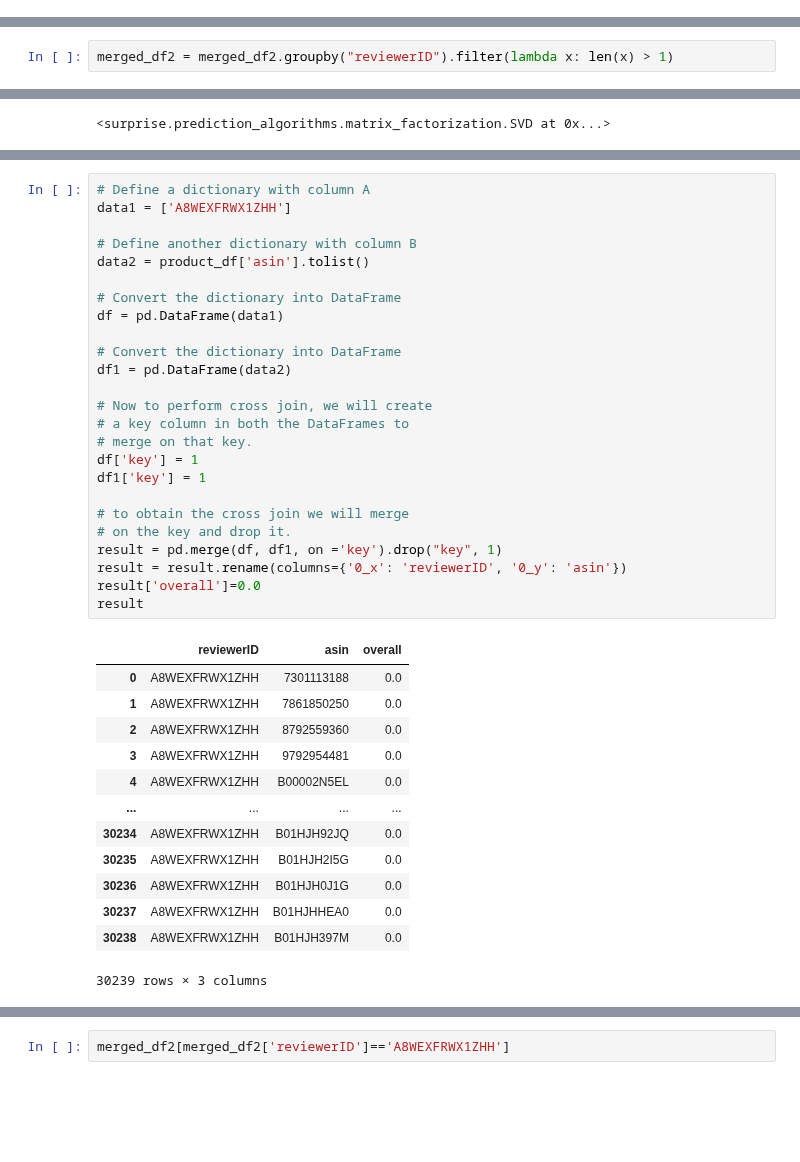
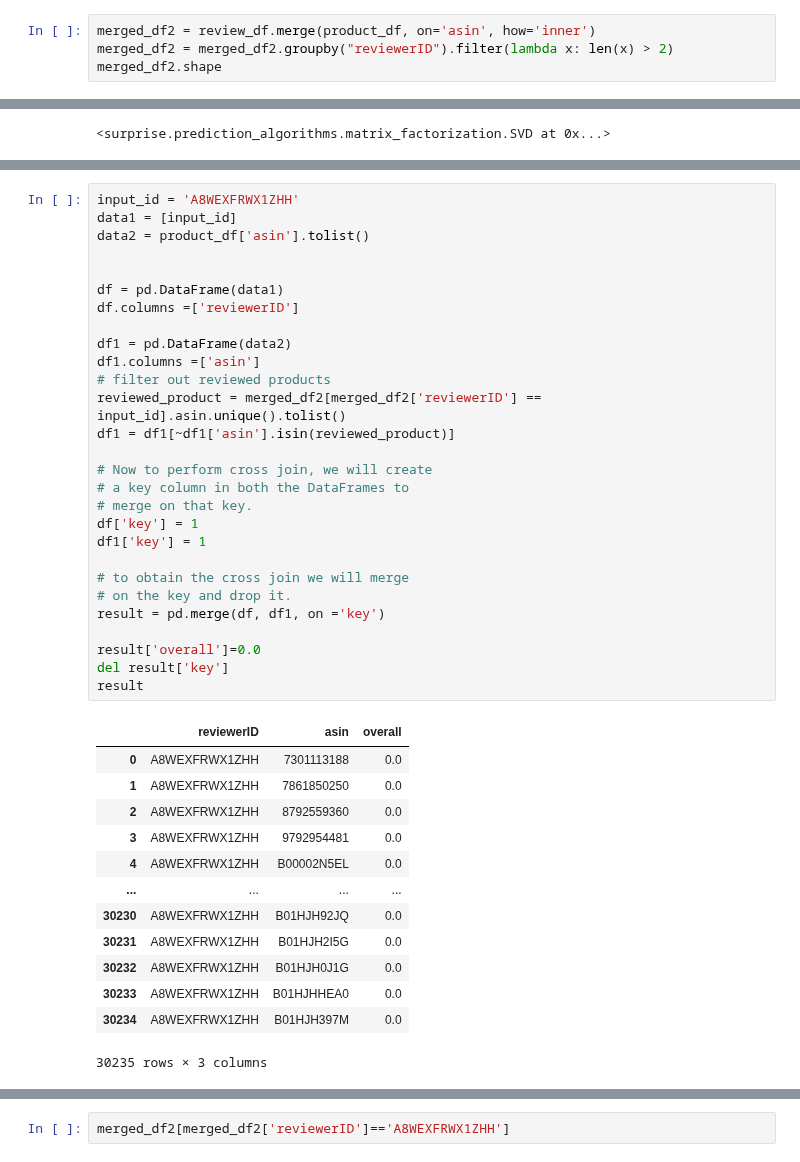
Before and after one commit to DATA-606-SPRING-2022/Jin_DATA606, a Jupyter notebook: ipynb/DATA606_Part2_CollaborativeRecommender.ipynb, the cells around one changed output, grey strips where cells are left out. Cells and saved outputs as stored; diff of their text form; blank space fills up the shorter version.

```diff
--- a/ipynb/DATA606_Part2_CollaborativeRecommender.ipynb
+++ b/ipynb/DATA606_Part2_CollaborativeRecommender.ipynb
@@ -387,0 +273,4 @@ from surprise.model_selection import GridSearchCV
+# %%
+merged_df2 = review_df.merge(product_df, on='asin', how='inner')
+merged_df2 = merged_df2.groupby("reviewerID").filter(lambda x: len(x) > 2)
+merged_df2.shape
@@ -486,2 +375,0 @@ merged_df2 = review_df.merge(product_df, on='asin', how='inner')
-# %%
-merged_df2 = merged_df2.groupby("reviewerID").filter(lambda x: len(x) > 1)
@@ -578,40 +443,43 @@ def get_top_n(predictions, n=10):
 # %%
-# Define a dictionary with column A
-data1 = ['A8WEXFRWX1ZHH']
-
-# Define another dictionary with column B
+input_id = 'A8WEXFRWX1ZHH'
+data1 = [input_id]
 data2 = product_df['asin'].tolist()
 
-# Convert the dictionary into DataFrame
+
 df = pd.DataFrame(data1)
+df.columns =['reviewerID']
 
-# Convert the dictionary into DataFrame
 df1 = pd.DataFrame(data2)
+df1.columns =['asin']
+# filter out reviewed products
+reviewed_product = merged_df2[merged_df2['reviewerID'] == input_id].asin.unique().tolist()
+df1 = df1[~df1['asin'].isin(reviewed_product)]
 
 # Now to perform cross join, we will create
 # a key column in both the DataFrames to
 # merge on that key.
 df['key'] = 1
 df1['key'] = 1
 
 # to obtain the cross join we will merge
 # on the key and drop it.
-result = pd.merge(df, df1, on ='key').drop("key", 1)
-result = result.rename(columns={'0_x': 'reviewerID', '0_y': 'asin'})
+result = pd.merge(df, df1, on ='key')
+
 result['overall']=0.0
+del result['key']
 result
 # %% [output]
 |  | reviewerID | asin | overall |
 | 0 | A8WEXFRWX1ZHH | 7301113188 | 0.0 |
 | 1 | A8WEXFRWX1ZHH | 7861850250 | 0.0 |
 | 2 | A8WEXFRWX1ZHH | 8792559360 | 0.0 |
 | 3 | A8WEXFRWX1ZHH | 9792954481 | 0.0 |
 | 4 | A8WEXFRWX1ZHH | B00002N5EL | 0.0 |
 | ... | ... | ... | ... |
-| 30234 | A8WEXFRWX1ZHH | B01HJH92JQ | 0.0 |
-| 30235 | A8WEXFRWX1ZHH | B01HJH2I5G | 0.0 |
-| 30236 | A8WEXFRWX1ZHH | B01HJH0J1G | 0.0 |
-| 30237 | A8WEXFRWX1ZHH | B01HJHHEA0 | 0.0 |
-| 30238 | A8WEXFRWX1ZHH | B01HJH397M | 0.0 |
+| 30230 | A8WEXFRWX1ZHH | B01HJH92JQ | 0.0 |
+| 30231 | A8WEXFRWX1ZHH | B01HJH2I5G | 0.0 |
+| 30232 | A8WEXFRWX1ZHH | B01HJH0J1G | 0.0 |
+| 30233 | A8WEXFRWX1ZHH | B01HJHHEA0 | 0.0 |
+| 30234 | A8WEXFRWX1ZHH | B01HJH397M | 0.0 |
-30239 rows × 3 columns
+30235 rows × 3 columns
 # %%
```
Also changed, not shown: parts of 36 cells of this notebook.
